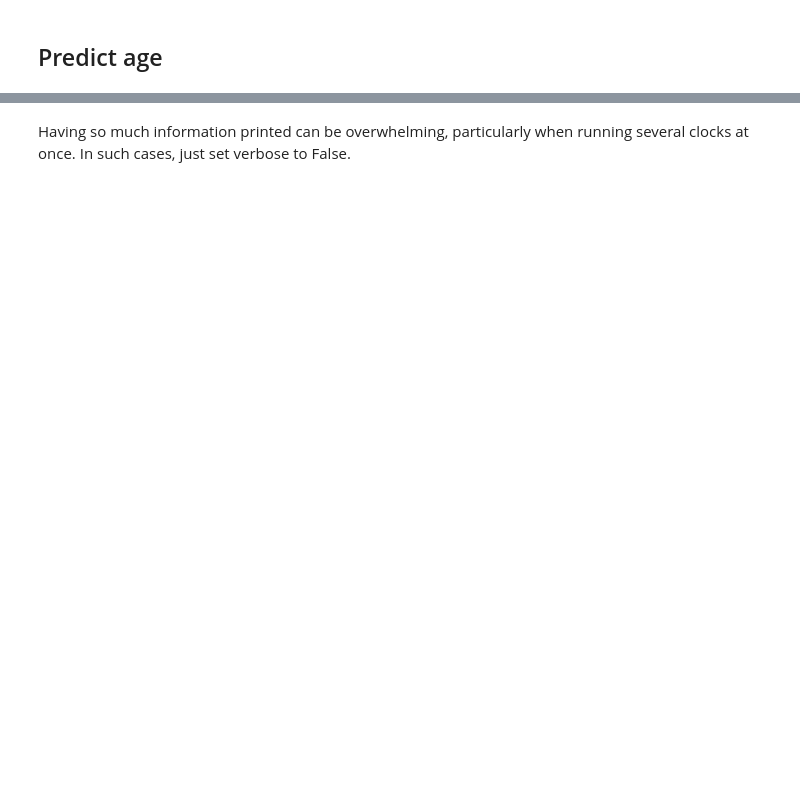
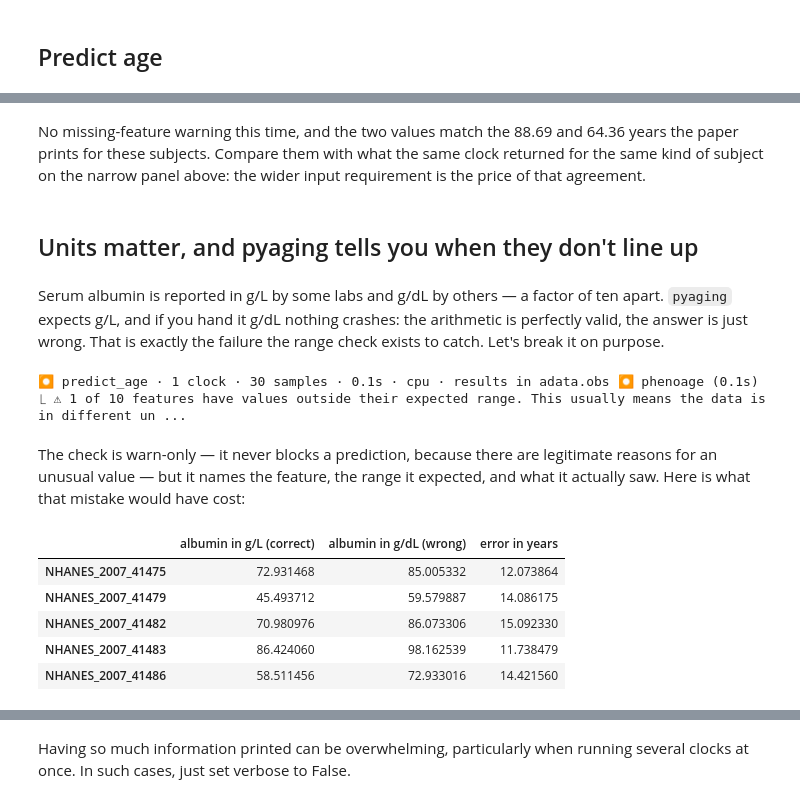
Before and after one commit to lucascamillomd/pyaging, a Jupyter notebook: tutorials/tutorial_bloodchemistry.ipynb, the cells around one changed output, grey strips where cells are left out. Cells and saved outputs as stored; diff of their text form; code cells hidden in the pictures; blank space fills up the shorter version.

```diff
--- a/tutorials/tutorial_bloodchemistry.ipynb
+++ b/tutorials/tutorial_bloodchemistry.ipynb
@@ -64,0 +145,27 @@ adata.obs.head()
+# %% [markdown]
+No missing-feature warning this time, and the two values match the 88.69 and 64.36 years the paper prints for these subjects. Compare them with what the same clock returned for the same kind of subject on the narrow panel above: the wider input requirement is the price of that agreement.
+# %% [markdown]
+## Units matter, and pyaging tells you when they don't line up
+# %% [markdown]
+Serum albumin is reported in g/L by some labs and g/dL by others — a factor of ten apart. `pyaging` expects g/L, and if you hand it g/dL nothing crashes: the arithmetic is perfectly valid, the answer is just wrong. That is exactly the failure the range check exists to catch. Let's break it on purpose.
+# %%
+in_g_per_dl = df.copy()
+in_g_per_dl['albumin'] = in_g_per_dl['albumin'] / 10  # g/L -> g/dL, the wrong unit for pyaging
+
+wrong_units = pya.preprocess.df_to_adata(in_g_per_dl, verbose=False)
+pya.pred.predict_age(wrong_units, 'PhenoAge')
+# %% [output]
+⏺ predict_age · 1 clock · 30 samples · 0.1s · cpu · results in adata.obs ⏺ phenoage (0.1s) ⎿ ⚠ 1 of 10 features have values outside their expected range. This usually means the data is in different un ...
+# %% [markdown]
+The check is warn-only — it never blocks a prediction, because there are legitimate reasons for an unusual value — but it names the feature, the range it expected, and what it actually saw. Here is what that mistake would have cost:
+# %%
+comparison = pd.DataFrame({'albumin in g/L (correct)': adata.obs['phenoage'], 'albumin in g/dL (wrong)': wrong_units.obs['phenoage']})
+comparison['error in years'] = comparison.iloc[:, 1] - comparison.iloc[:, 0]
+comparison.head()
+# %% [output]
+|  | albumin in g/L (correct) | albumin in g/dL (wrong) | error in years |
+| NHANES_2007_41475 | 72.931468 | 85.005332 | 12.073864 |
+| NHANES_2007_41479 | 45.493712 | 59.579887 | 14.086175 |
+| NHANES_2007_41482 | 70.980976 | 86.073306 | 15.092330 |
+| NHANES_2007_41483 | 86.424060 | 98.162539 | 11.738479 |
+| NHANES_2007_41486 | 58.511456 | 72.933016 | 14.421560 |
```
Also changed, not shown: parts of 30 cells of this notebook, 4 other files.
